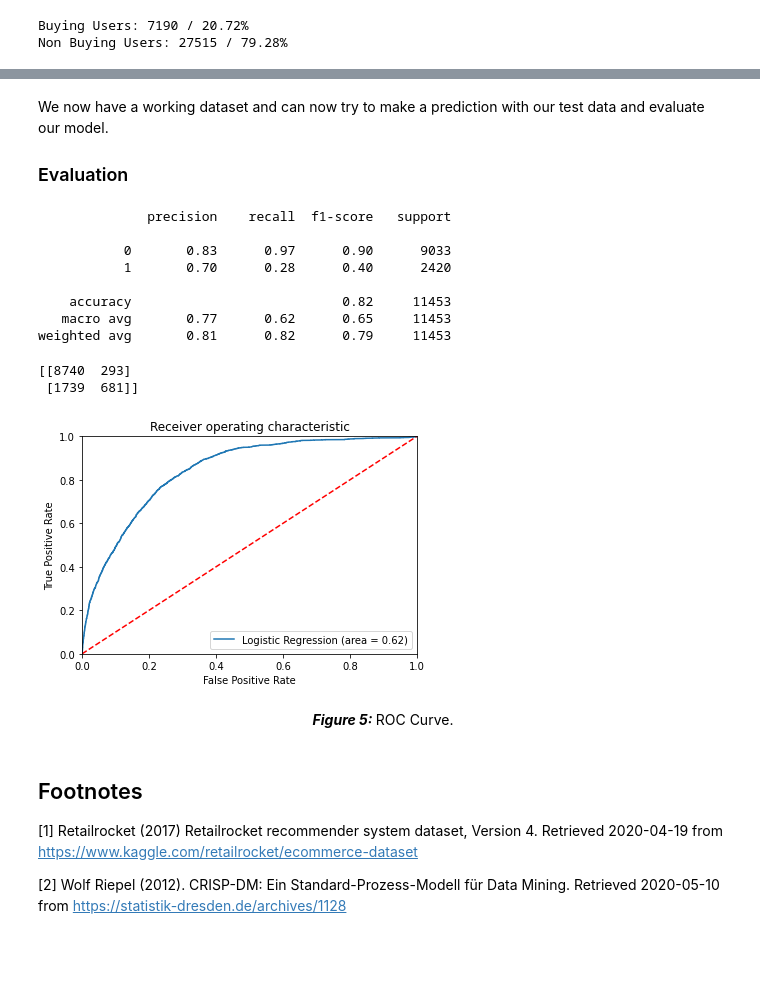
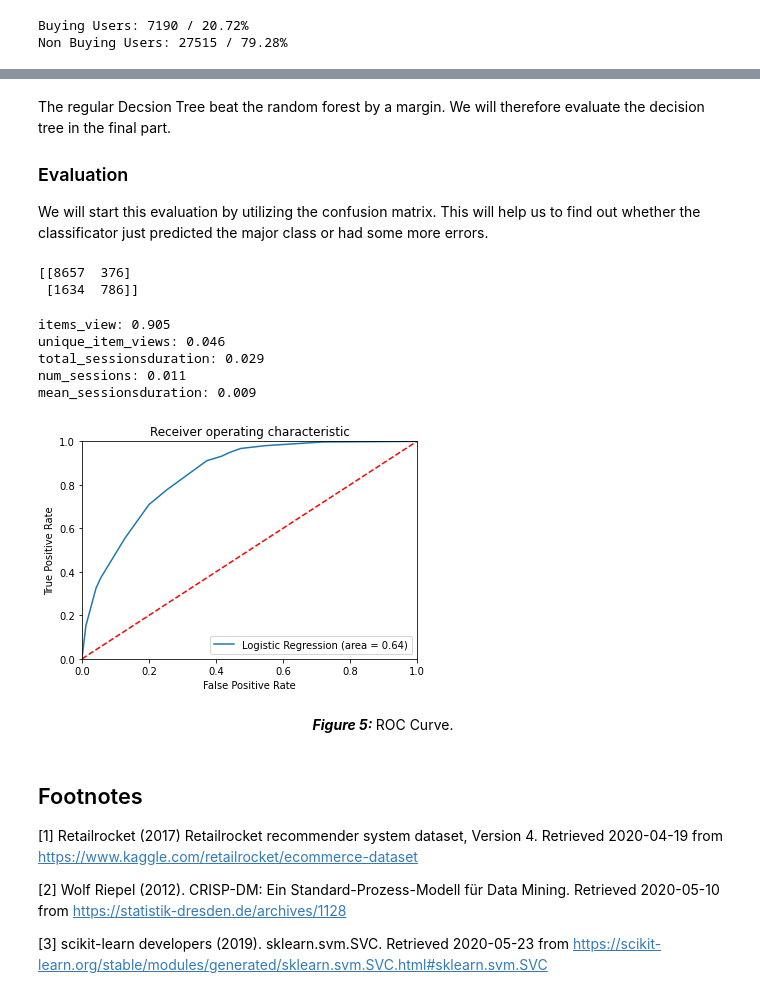
Before and after one commit to tinomerl/ecommerce-recommendation, a Jupyter notebook: ecommerce-user-behaviour.ipynb, the cells around one changed output, grey strips where cells are left out. Saved outputs shown, nothing was run; the diff lists cells and outputs as text; code cells hidden in the pictures; blank space fills up the shorter version.

Commit message:
change of models

```diff
--- a/ecommerce-user-behaviour.ipynb
+++ b/ecommerce-user-behaviour.ipynb
@@ -348,7 +348,7 @@ sessionList = []
 session = 1
 
 # Iterate over every row from the columns sameUser and sessionlimit
-for r in zip(eventsDf["sameUser"],eventsDf["sessionlimit"]):
+for r in zip(eventsDf["sameUser"], eventsDf["sessionlimit"]):
 
     # If a user is not the same session counter will be reset
     if r[0] == False:
@@ -362,7 +362,9 @@ for r in zip(eventsDf["sameUser"],eventsDf["sessionlimit"]):
 
 # Add everything to the dataframe and create a new column
 eventsDf["session"] = sessionList
-eventsDf["sessionid"] = eventsDf["visitorid"].astype(str) + "_"+ eventsDf["session"].astype(str)
+eventsDf["sessionid"] = (
+    eventsDf["visitorid"].astype(str) + "_" + eventsDf["session"].astype(str)
+)
 
 eventsDf.head(10)
 # %% [output]
@@ -446,9 +448,13 @@ sessionsNums.head(10)
 We are now finished with our preparations in the field of the user's sessions. We can therefore move on and calculate their number of unique item views. To do this we first subset the dataframe to have only the event `view` remaining, drop the duplicates with the subset of of `visitorid` and `itemid` keeping the first occurences. We will then group it by `visitorid` counting the number of entries.
 # %%
 # Getting unique views on items
-uniqueViews = eventsDf[eventsDf["event"] == "view"].drop_duplicates(subset=["visitorid", "itemid"], keep="first")[
-    ["visitorid", "itemid"]
-].sort_values(["visitorid"])
+uniqueViews = (
+    eventsDf[eventsDf["event"] == "view"]
+    .drop_duplicates(subset=["visitorid", "itemid"], keep="first")[
+        ["visitorid", "itemid"]
+    ]
+    .sort_values(["visitorid"])
+)
 
 # Grouping unique item Views
 uniqueViews = (
@@ -774,38 +840,40 @@ lr_mod = LogisticRegression(multi_class="ovr").fit(X_train, y_train)
-# %% [markdown]
-We now have a working dataset and can now try to make a prediction with our test data and evaluate our model.
-### Evaluation<a class="anchor" id="eval"></a>
+# %% [markdown]
+The regular Decsion Tree beat the random forest by a margin. We will therefore evaluate the decision tree in the final part.
+
+### Evaluation<a class="anchor" id="eval"></a>
+
+We will start this evaluation by utilizing the confusion matrix. This will help us to find out whether the classificator just predicted the major class or had some more errors.
 # %%
-y_pred = lr_mod.predict(X_test)
-print(metrics.classification_report(y_test, y_pred))
+clf = DecisionTreeClassifier(max_depth=4).fit(X_train, y_train)
+y_pred = clf.predict(X_test)
+print(metrics.confusion_matrix(y_test, y_pred))
 # %% [output]
-              precision    recall  f1-score   support
-
-           0       0.83      0.97      0.90      9033
-           1       0.70      0.28      0.40      2420
-
-    accuracy                           0.82     11453
-   macro avg       0.77      0.62      0.65     11453
-weighted avg       0.81      0.82      0.79     11453
+[[8657  376]
+ [1634  786]]
-# %%
-print(metrics.confusion_matrix(y_test, y_pred))
-# %% [output]
-[[8740  293]
- [1739  681]]
+# %%
+for name, importance in zip(X.columns, np.sort(clf.feature_importances_)[::-1]):
+    print("{}: {:.3f}".format(name, importance))
+# %% [output]
+items_view: 0.905
+unique_item_views: 0.046
+total_sessionsduration: 0.029
+num_sessions: 0.011
+mean_sessionsduration: 0.009
 # %%
 logit_roc_auc = metrics.roc_auc_score(y_test, y_pred)
-fpr, tpr, thresholds = metrics.roc_curve(y_test, lr_mod.predict_proba(X_test)[:, 1])
+fpr, tpr, thresholds = metrics.roc_curve(y_test, clf.predict_proba(X_test)[:, 1])
 plt.figure()
 plt.plot(fpr, tpr, label=f"Logistic Regression (area = {round(logit_roc_auc, 2)})")
 plt.plot([0, 1], [0, 1], "r--")
 plt.xlim([0.0, 1.0])
 plt.ylim([0.0, 1.0])
 plt.xlabel("False Positive Rate")
 plt.ylabel("True Positive Rate")
 plt.title("Receiver operating characteristic")
 plt.legend(loc="lower right")
 plt.draw()
 # %% [output]
-[figure, old version]
+[figure, new version]
 # %% [markdown]
 <div>
 <div style="width: 50%; margin:0 auto; text-align:center;"><i><b>Figure 5: </b></i>ROC Curve.</div>
@@ -815,3 +883,5 @@ plt.draw()
 [1]<a class="anchor" id="kaggle_dataset"></a> Retailrocket (2017) Retailrocket recommender system dataset, Version 4. Retrieved 2020-04-19 from https://www.kaggle.com/retailrocket/ecommerce-dataset
 
 [2]<a class="anchor" id="crisp-dm_diagramm"></a> Wolf Riepel (2012). CRISP-DM: Ein Standard-Prozess-Modell für Data Mining. Retrieved 2020-05-10 from https://statistik-dresden.de/archives/1128
+
+[3]<a class="anchro" id="svc_sklearn"></a> scikit-learn developers (2019). sklearn.svm.SVC. Retrieved 2020-05-23 from https://scikit-learn.org/stable/modules/generated/sklearn.svm.SVC.html#sklearn.svm.SVC
```
Also changed, not shown: parts of 12 cells of this notebook.
